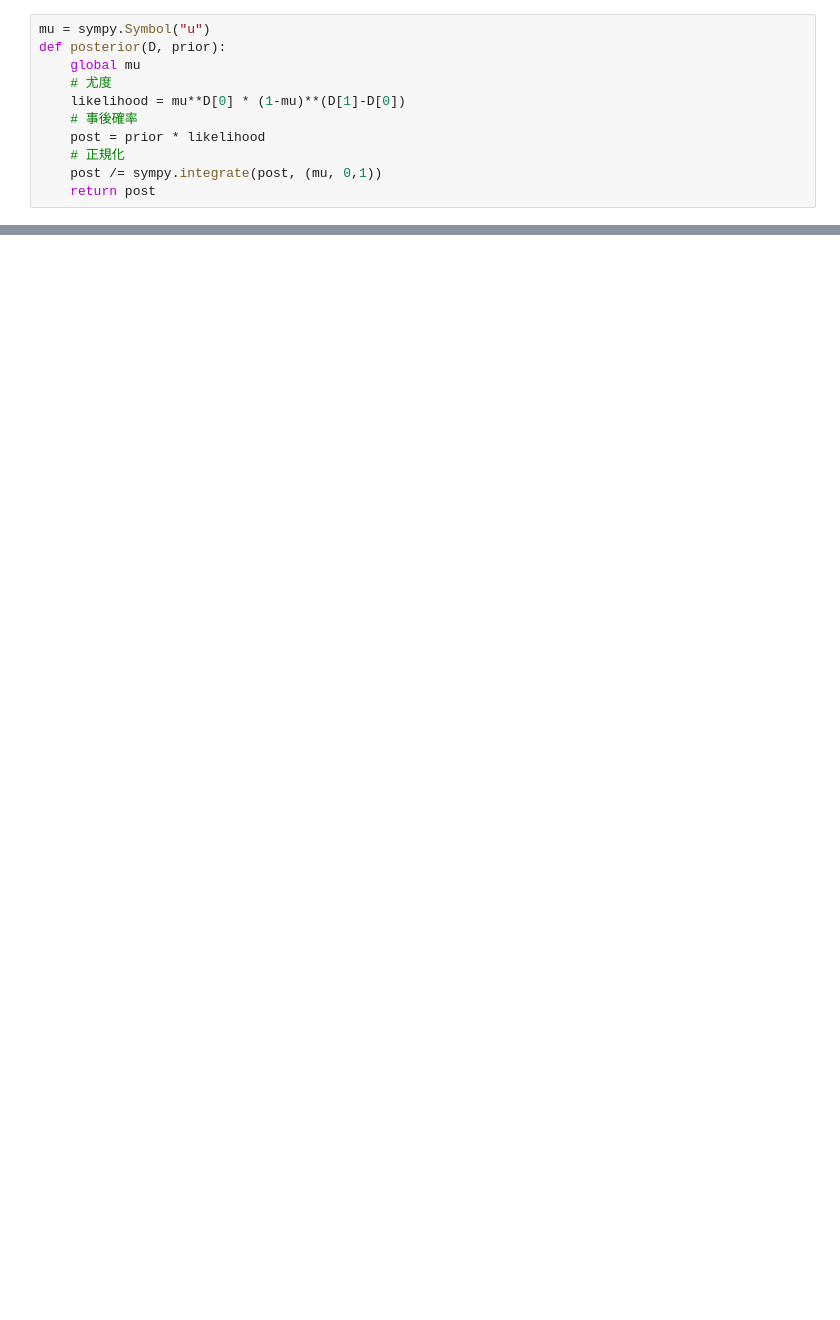
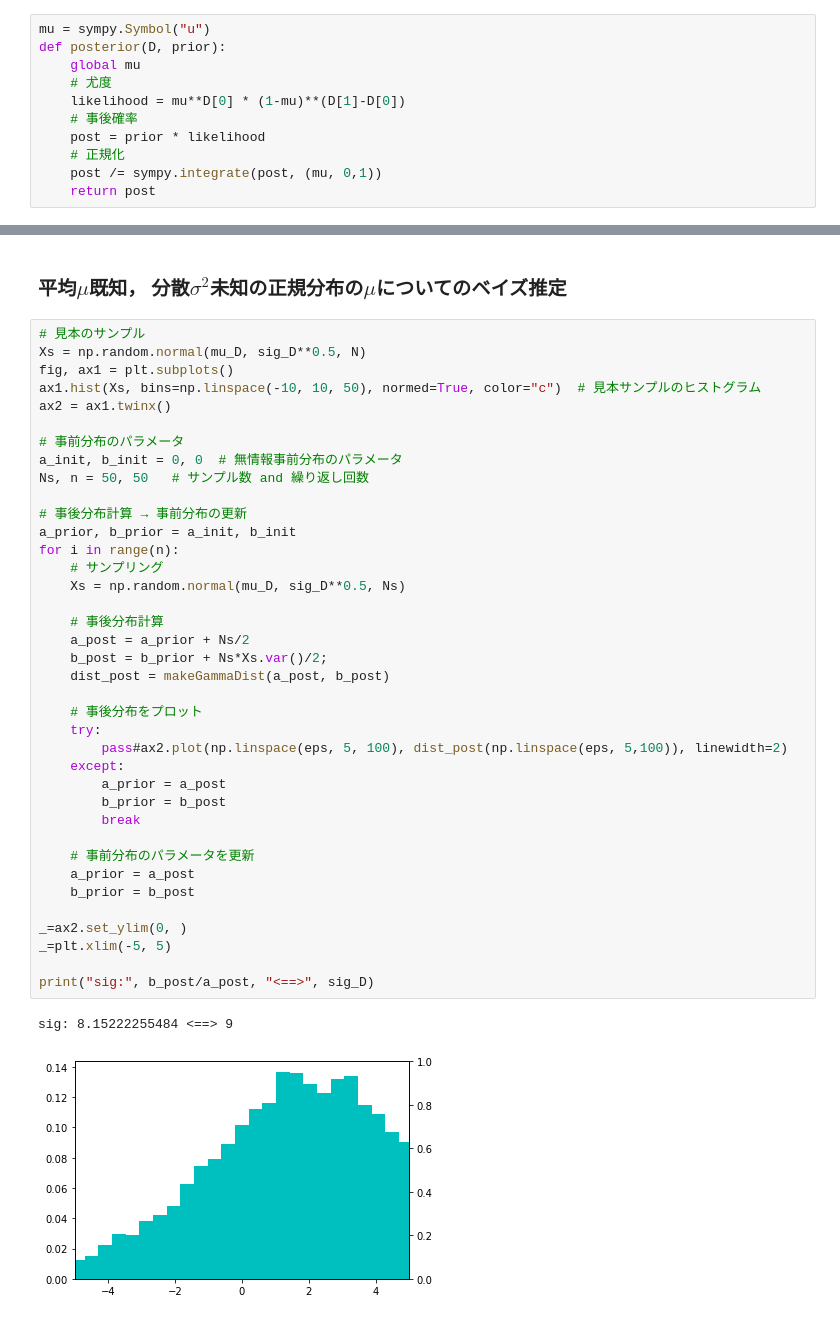
Before and after one commit to naktd31/jupyter-notebook, a Jupyter notebook: Bayesian_Inference.ipynb, the cells around one changed output, grey strips where cells are left out. Drawn from its saved outputs; the diff is of its cells as text; blank space fills up the shorter version.

```diff
--- a/Bayesian_Inference.ipynb
+++ b/Bayesian_Inference.ipynb
@@ -47,0 +109,43 @@ for i in range(n):
+# %% [markdown]
+### 平均$\mu$既知， 分散$\sigma^2$未知の正規分布の$\mu$についてのベイズ推定
+# %%
+# 見本のサンプル
+Xs = np.random.normal(mu_D, sig_D**0.5, N)
+fig, ax1 = plt.subplots()
+ax1.hist(Xs, bins=np.linspace(-10, 10, 50), normed=True, color="c")  # 見本サンプルのヒストグラム
+ax2 = ax1.twinx()
+
+# 事前分布のパラメータ
+a_init, b_init = 0, 0  # 無情報事前分布のパラメータ
+Ns, n = 50, 50   # サンプル数 and 繰り返し回数
+
+# 事後分布計算 → 事前分布の更新
+a_prior, b_prior = a_init, b_init
+for i in range(n):
+    # サンプリング
+    Xs = np.random.normal(mu_D, sig_D**0.5, Ns)
+
+    # 事後分布計算
+    a_post = a_prior + Ns/2
+    b_post = b_prior + Ns*Xs.var()/2;
+    dist_post = makeGammaDist(a_post, b_post)
+
+    # 事後分布をプロット
+    try:
+        pass#ax2.plot(np.linspace(eps, 5, 100), dist_post(np.linspace(eps, 5,100)), linewidth=2)
+    except:
+        a_prior = a_post
+        b_prior = b_post
+        break
+
+    # 事前分布のパラメータを更新
+    a_prior = a_post
+    b_prior = b_post
+
+_=ax2.set_ylim(0, )
+_=plt.xlim(-5, 5)
+
+print("sig:", b_post/a_post, "<==>", sig_D)
+# %% [output]
+sig: 8.15222255484 <==> 9
+[figure, added]
```
Also changed, not shown: parts of 13 cells of this notebook.
